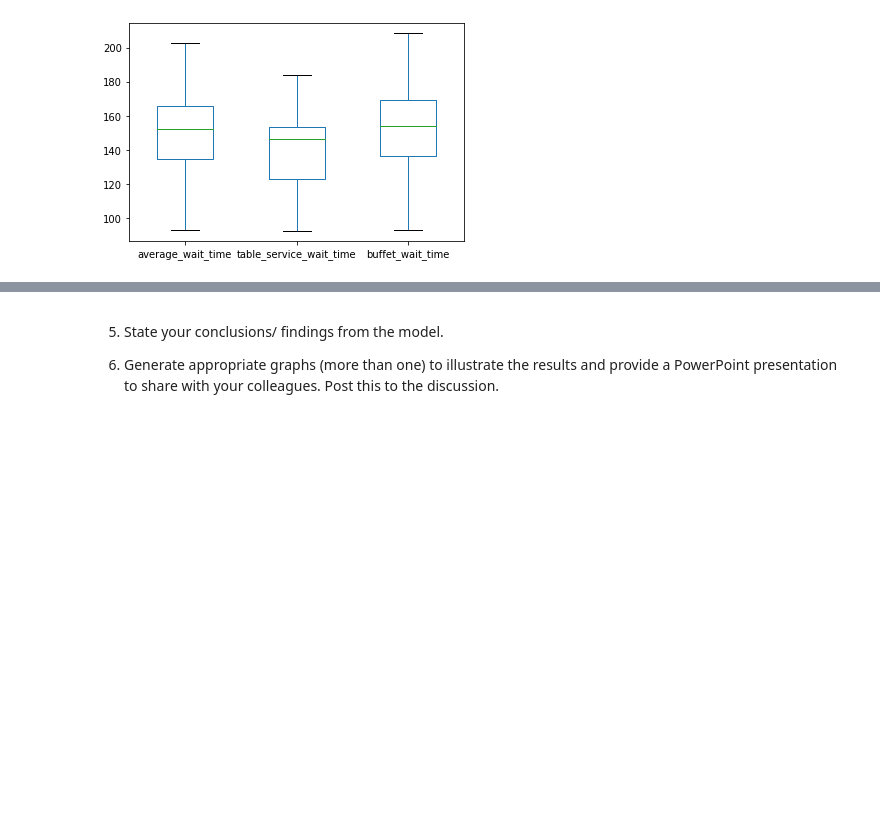
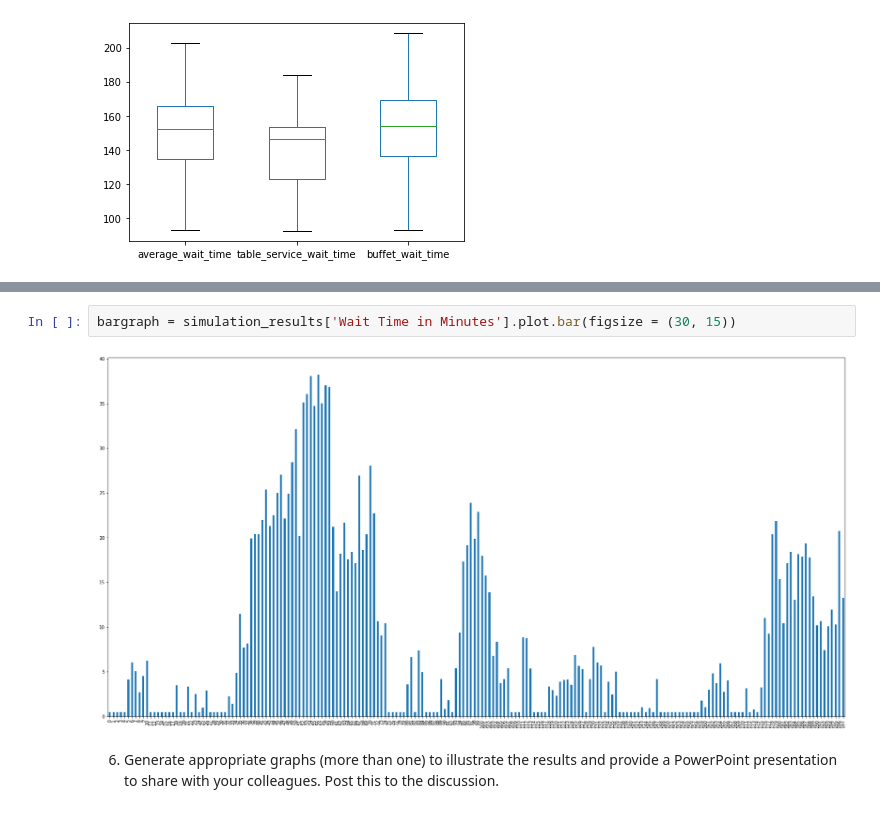
Before and after one commit to stephen-haslett/data604, a Jupyter notebook: SHaslettFinalProject/SHaslettFinalProject.ipynb, the cells around one changed output, grey strips where cells are left out. Drawn from its saved outputs; the diff is of its cells as text; blank space fills up the shorter version.

```diff
--- a/SHaslettFinalProject/SHaslettFinalProject.ipynb
+++ b/SHaslettFinalProject/SHaslettFinalProject.ipynb
@@ -205,4 +254,6 @@ box_plot = results.boxplot(grid = False, widths = 0.5)
+# %%
+bargraph = simulation_results['Wait Time in Minutes'].plot.bar(figsize = (30, 15))
+# %% [output]
+[figure, added]
 # %% [markdown]
-5.  State  your conclusions/ findings from the model.
-
 6.  Generate appropriate graphs (more than one) to illustrate the results and provide a PowerPoint presentation to share with your colleagues.  Post this to the discussion.
```
Also changed, not shown: parts of 9 cells of this notebook.
